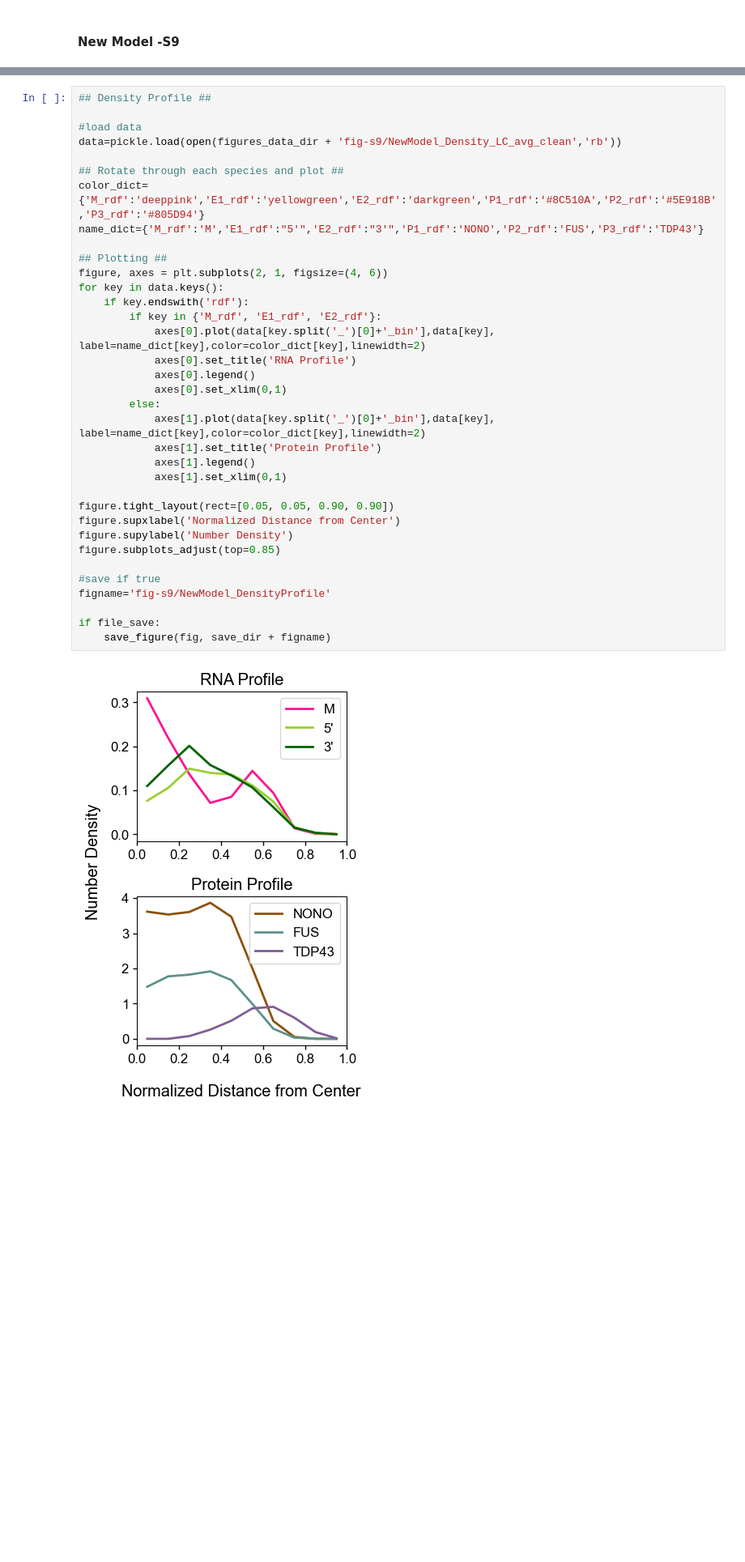
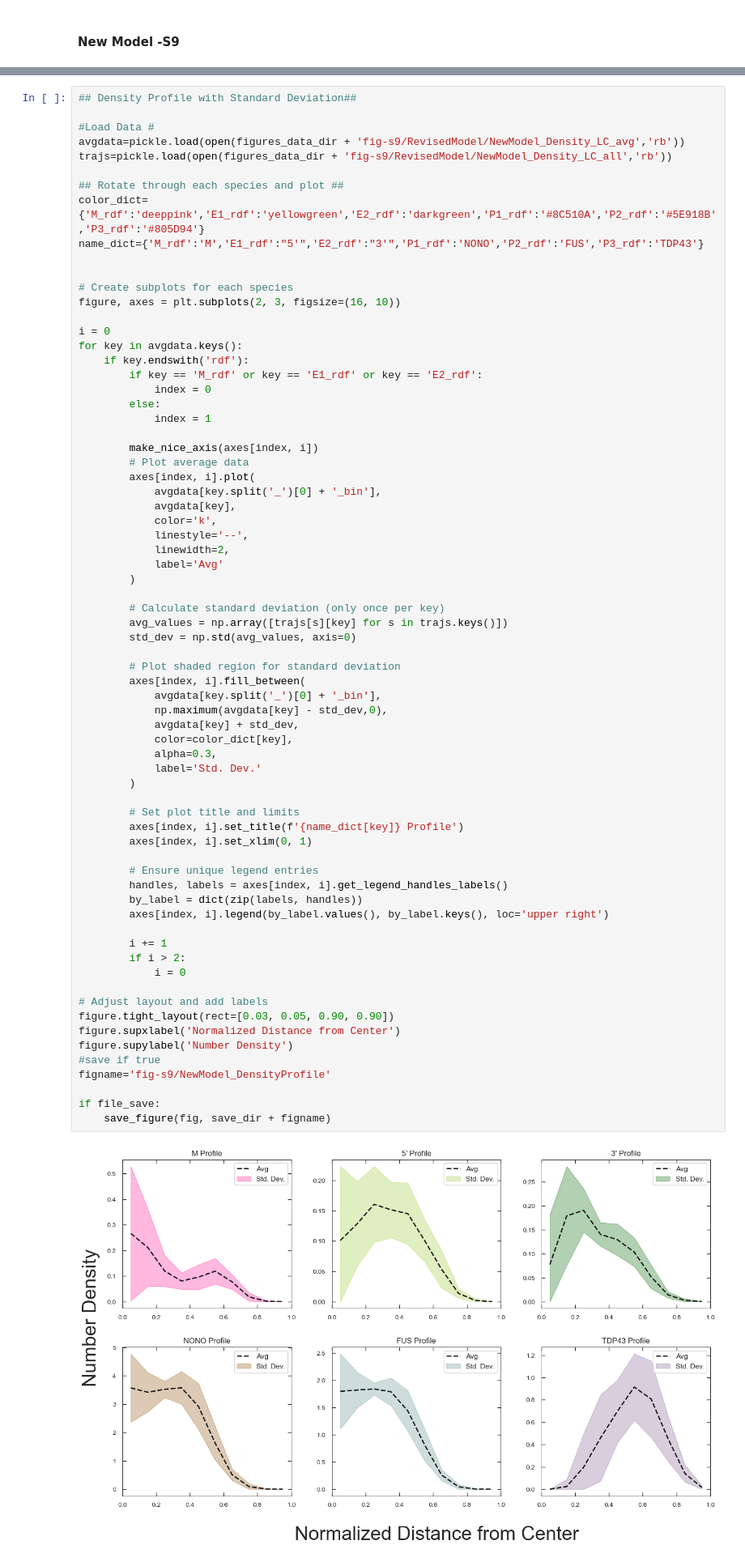
Before and after one commit to shrinivaslab/2025_snead_paraspeckles, a Jupyter notebook: figures/PlottingFigures.ipynb, the cells around one changed output, grey strips where cells are left out. Shown at 81% size. Cells and saved outputs as stored; diff of their text form; blank space fills up the shorter version.

Commit message:
Updated revision figures - tdp43mutants, proteomics and density profiles

```diff
--- a/figures/PlottingFigures.ipynb
+++ b/figures/PlottingFigures.ipynb
@@ -999,37 +1070,72 @@ csv_to_matrix(interaction_matrix,'fig-s9/New Model Interaction Matrix',save_dir
 # %%
-## Density Profile ##
+## Density Profile with Standard Deviation##
 
-#load data
-data=pickle.load(open(figures_data_dir + 'fig-s9/NewModel_Density_LC_avg_clean','rb'))
+#Load Data #
+avgdata=pickle.load(open(figures_data_dir + 'fig-s9/RevisedModel/NewModel_Density_LC_avg','rb'))
+trajs=pickle.load(open(figures_data_dir + 'fig-s9/RevisedModel/NewModel_Density_LC_all','rb'))
 
 ## Rotate through each species and plot ##
 color_dict={'M_rdf':'deeppink','E1_rdf':'yellowgreen','E2_rdf':'darkgreen','P1_rdf':'#8C510A','P2_rdf':'#5E918B','P3_rdf':'#805D94'}
 name_dict={'M_rdf':'M','E1_rdf':"5'",'E2_rdf':"3'",'P1_rdf':'NONO','P2_rdf':'FUS','P3_rdf':'TDP43'}
 
-## Plotting ##
-figure, axes = plt.subplots(2, 1, figsize=(4, 6))
-for key in data.keys():
+
+# Create subplots for each species
+figure, axes = plt.subplots(2, 3, figsize=(16, 10))
+
+i = 0
+for key in avgdata.keys():
     if key.endswith('rdf'):
-        if key in {'M_rdf', 'E1_rdf', 'E2_rdf'}:
-            axes[0].plot(data[key.split('_')[0]+'_bin'],data[key], label=name_dict[key],color=color_dict[key],linewidth=2)
-            axes[0].set_title('RNA Profile')
-            axes[0].legend()
-            axes[0].set_xlim(0,1)
+        if key == 'M_rdf' or key == 'E1_rdf' or key == 'E2_rdf':
+            index = 0
         else:
-            axes[1].plot(data[key.split('_')[0]+'_bin'],data[key], label=name_dict[key],color=color_dict[key],linewidth=2)
-            axes[1].set_title('Protein Profile')
-            axes[1].legend()
-            axes[1].set_xlim(0,1)
+            index = 1
 
-figure.tight_layout(rect=[0.05, 0.05, 0.90, 0.90])
+        make_nice_axis(axes[index, i])
+        # Plot average data
+        axes[index, i].plot(
+            avgdata[key.split('_')[0] + '_bin'],
+            avgdata[key],
+            color='k',
+            linestyle='--',
+            linewidth=2,
+            label='Avg'
+        )
+
+        # Calculate standard deviation (only once per key)
+        avg_values = np.array([trajs[s][key] for s in trajs.keys()])
+        std_dev = np.std(avg_values, axis=0)
+
+        # Plot shaded region for standard deviation
+        axes[index, i].fill_between(
+            avgdata[key.split('_')[0] + '_bin'],
+            np.maximum(avgdata[key] - std_dev,0),
+            avgdata[key] + std_dev,
+            color=color_dict[key],
+            alpha=0.3,
+            label='Std. Dev.'
+        )
+
+        # Set plot title and limits
+        axes[index, i].set_title(f'{name_dict[key]} Profile')
+        axes[index, i].set_xlim(0, 1)
+
+        # Ensure unique legend entries
+        handles, labels = axes[index, i].get_legend_handles_labels()
+        by_label = dict(zip(labels, handles))
+        axes[index, i].legend(by_label.values(), by_label.keys(), loc='upper right')
+
+        i += 1
+        if i > 2:
+            i = 0
+
+# Adjust layout and add labels
+figure.tight_layout(rect=[0.03, 0.05, 0.90, 0.90])
 figure.supxlabel('Normalized Distance from Center')
 figure.supylabel('Number Density')
-figure.subplots_adjust(top=0.85)
-
 #save if true
 figname='fig-s9/NewModel_DensityProfile'
 
 if file_save:
     save_figure(fig, save_dir + figname)
 # %% [output]
-[figure, old version]
+[figure, new version]
```
Also changed, not shown: parts of 14 cells of this notebook, 27 other files.
